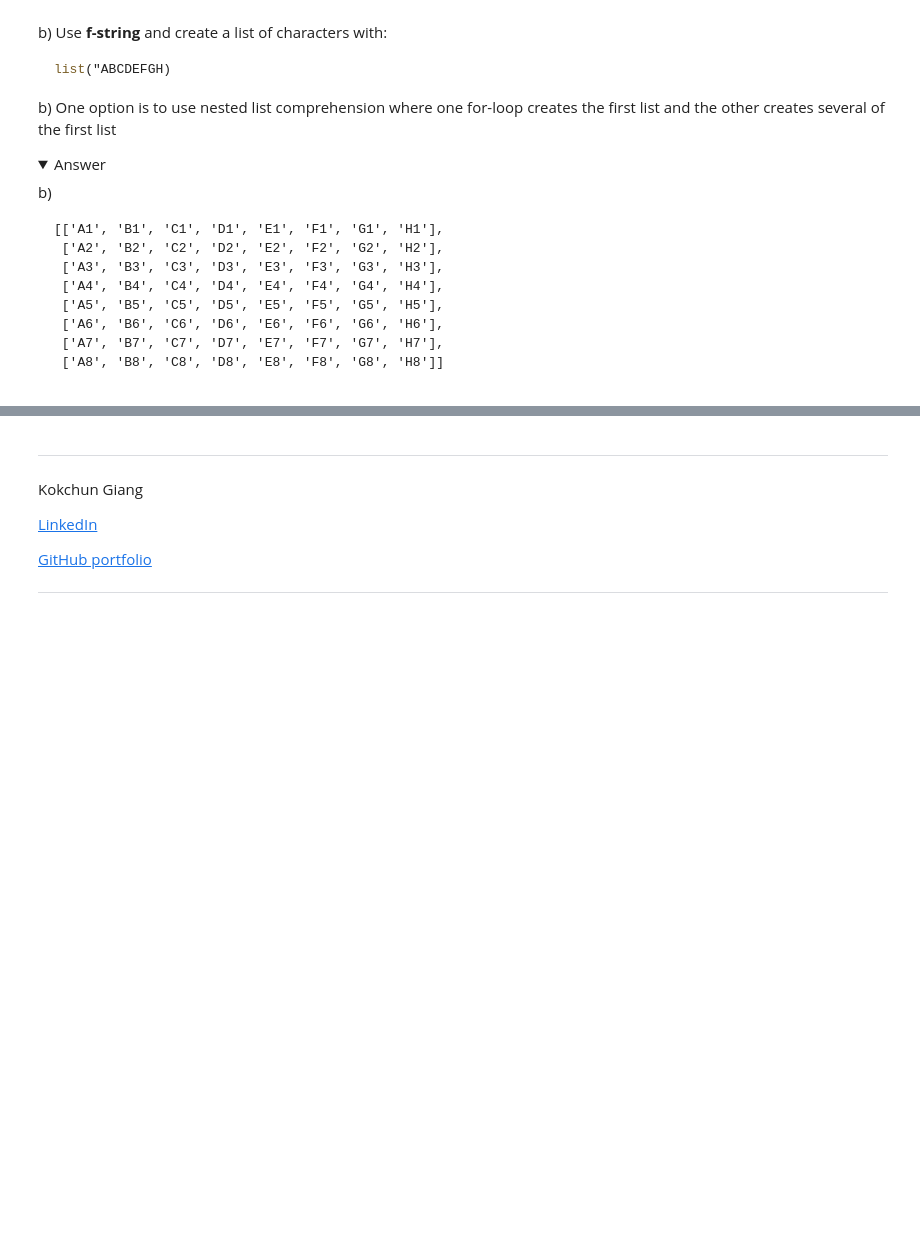
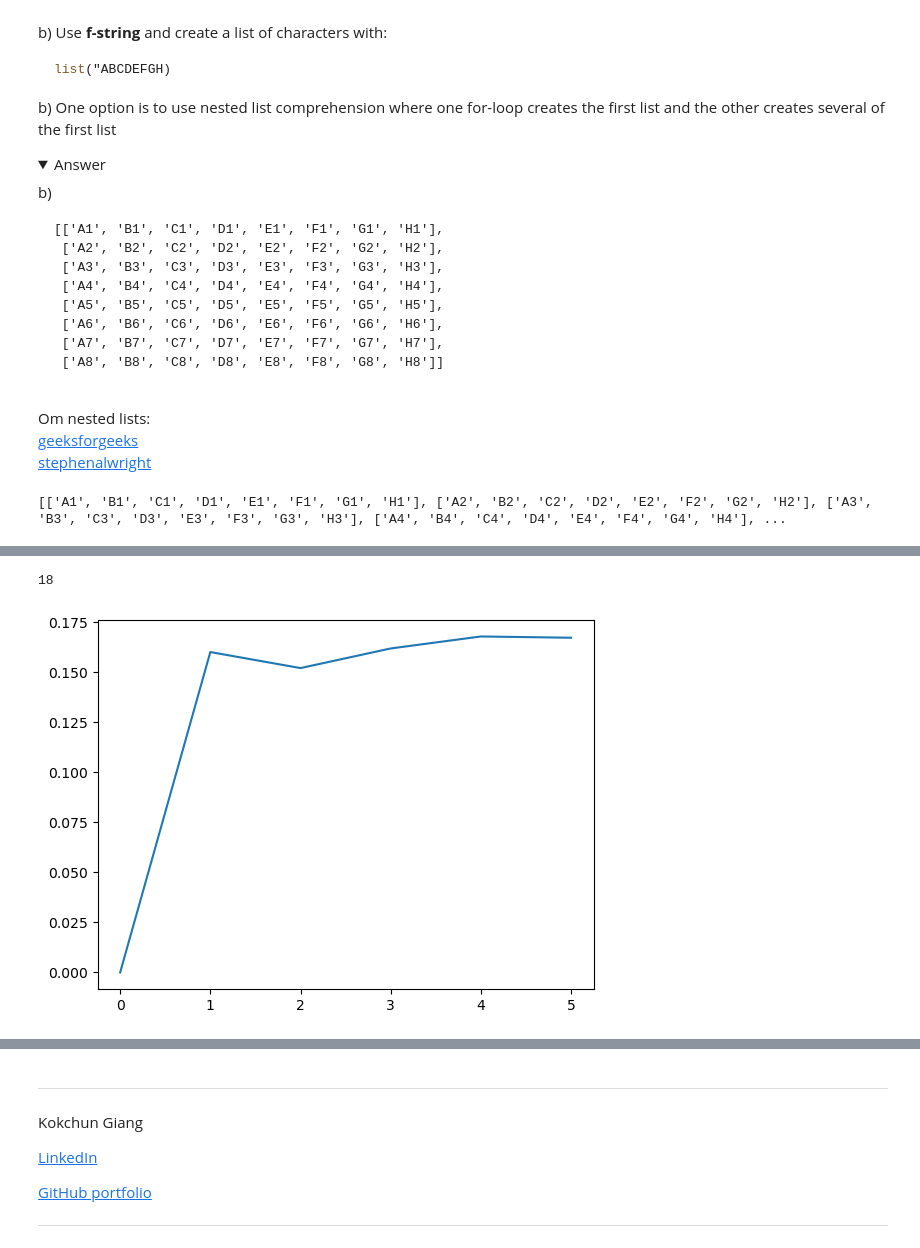
Before and after one commit to dancla240/Python_Daniel_Claesson, a Jupyter notebook: Excercises/04-list-exercise.ipynb, the cells around one changed output, grey strips where cells are left out. Cells and saved outputs as stored; diff of their text form; code cells hidden in the pictures; folded sections open; blank space fills up the shorter version.

Commit message:
Worked on list and string exercises. Added data from teacher. Added Exercises 08.

```diff
--- a/Excercises/04-list-exercise.ipynb
+++ b/Excercises/04-list-exercise.ipynb
@@ -204,3 +207,18 @@ b)
+# %% [markdown]
+Om nested lists:
+[geeksforgeeks](https://www.geeksforgeeks.org/nested-list-comprehensions-in-python/)
+[stephenalwright](https://stephenallwright.com/nested-list-comprehension/)
+# %%
+# Daniel's code, 4b
+# jag behöver hjälp med newline
+#print([[str(x) + str(y) for x in 'ABCDEFGH'] for y in range(1,9)])
+print(f"{[[str(x) + str(y) for x in 'ABCDEFGH'] for y in range(1,9)]}", end='\n')
+#print(f"{[[str(x) + str(y) for x in 'ABCDEFGH'] for y in range(1,9)]}{'\n'}")
+
+#print(f"{[[str(x) + str(y) for x in 'ABCDEFGH'] for y in range(1,9)]}\n")
+#print([str(x) for x in 'ABCDEFGH'])
+# %% [output]
+[['A1', 'B1', 'C1', 'D1', 'E1', 'F1', 'G1', 'H1'], ['A2', 'B2', 'C2', 'D2', 'E2', 'F2', 'G2', 'H2'], ['A3', 'B3', 'C3', 'D3', 'E3', 'F3', 'G3', 'H3'], ['A4', 'B4', 'C4', 'D4', 'E4', 'F4', 'G4', 'H4'], ...
 # %% [markdown]
 ---
 ## 5. Dice rolls convergence (**)
@@ -253,6 +271,54 @@ random.seed(1)
 <img align="left" src="../Assets/probability_six_graph.png" width="300"/>
 
 </details>
+# %%
+# Daniel's code. 5a
+import random
+
+def dice_roll_sim(nbr_rolls):
+    count6 = 0
+    for each_roll in range(nbr_rolls):
+        result = random.randint(1,6)
+        if result == 6:
+            count6 += 1
+    return count6
+
+print(dice_roll_sim(100))
+# %% [output]
+18
+# %%
+# Daniel's code. 5b
+import random
+import matplotlib.pyplot as plt
+
+def dice_roll_sim(nbr_rolls):
+    count6 = 0
+    for each_roll in range(nbr_rolls):
+        result = random.randint(1,6)
+        if result == 6:
+            count6 += 1
+    return count6
+
+def play_dice(list):
+    results = []
+    probability = []
+    for idx in range(len(list)):
+        count6 = dice_roll_sim(list[idx])
+        results.append(count6)
+        probability.append(count6/list[idx])
+    return results, probability
+
+def plot_dice(tuple):
+    x = range(len(tuple[0]))
+    y = tuple[1]
+    #plt.title("Dice rolls convergence")
+    plt.plot(x, y)
+
+
+list_of_results = play_dice([10, 100, 1000, 10000, 100000, 1000000])
+plot_dice(list_of_results)
+# %% [output]
+[figure, added]
 # %% [markdown]
 ---
 ## 6. Monte Carlo simulation (**)
```
Also changed, not shown: parts of 5 cells of this notebook, 6 other files.
